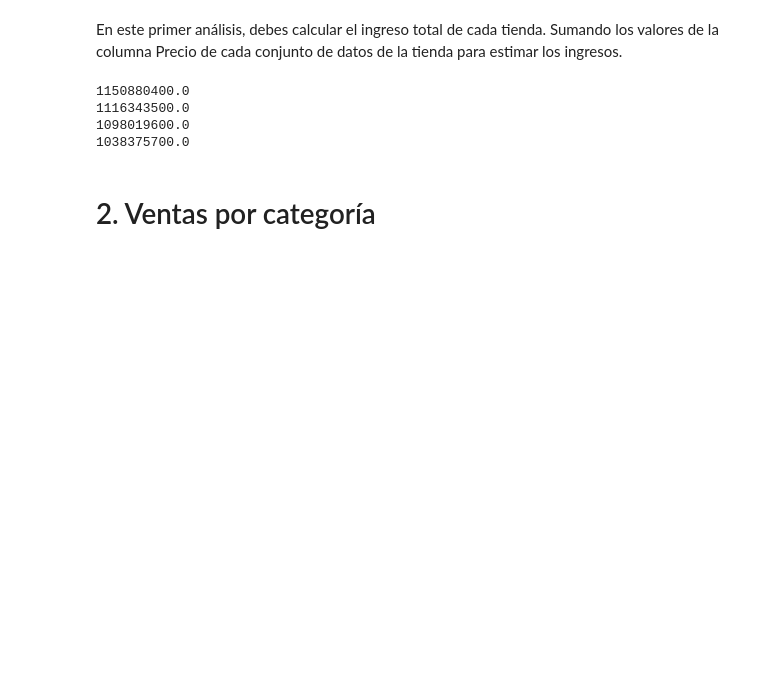
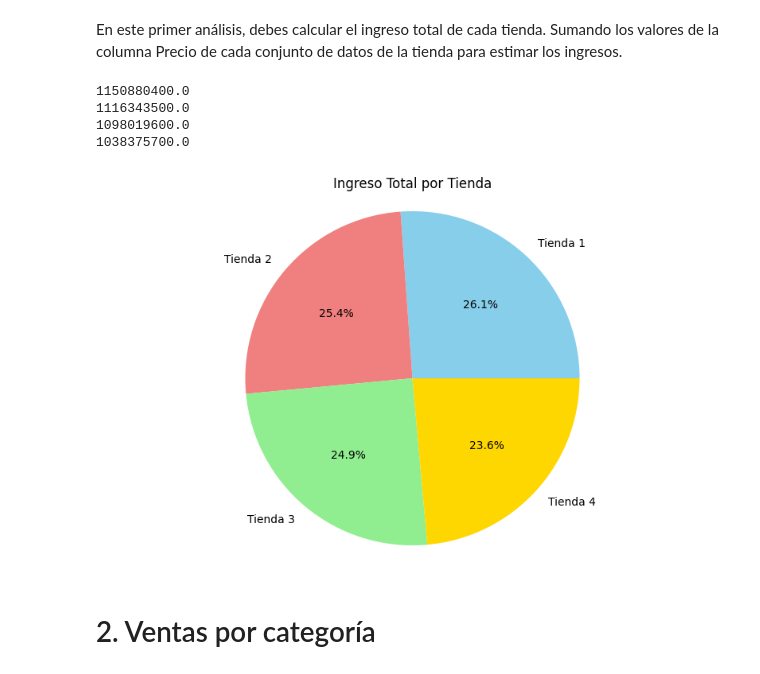
Before and after one commit to armando030/analisis-py, a Jupyter notebook: AluraStoreLatam.ipynb, the cells around one changed output. Cells and saved outputs as stored; diff of their text form; code cells hidden in the pictures; blank space fills up the shorter version.

```diff
--- a/AluraStoreLatam.ipynb
+++ b/AluraStoreLatam.ipynb
@@ -59,6 +61,22 @@ print(tienda4['Precio'].sum())
 1116343500.0
 1098019600.0
 1038375700.0
+# %%
+ingreso_total = pd.DataFrame(
+    {
+        "Tienda": ["Tienda 1", "Tienda 2", "Tienda 3","Tienda 4"],
+        "Ingresos": [tienda['Precio'].sum().astype(int),tienda2['Precio'].sum().astype(int),tienda3['Precio'].sum().astype(int),tienda4['Precio'].sum().astype(int)],
+    })
+ingreso_total['%'] = ingreso_total['Ingresos'] / ingreso_total['Ingresos'].sum()
+
+
+plt.figure(figsize=(10, 6))
+plt.pie(ingreso_total['%'], labels=ingreso_total['Tienda'], autopct='%1.1f%%', colors=['skyblue', 'lightcoral', 'lightgreen', 'gold'])
+plt.title('Ingreso Total por Tienda')
+plt.axis('equal')
+plt.show()
+# %% [output]
+[figure, added]
 # %% [markdown]
 # 2. Ventas por categoría
 # %% [markdown]
```
Also changed, not shown: parts of 8 cells of this notebook.
